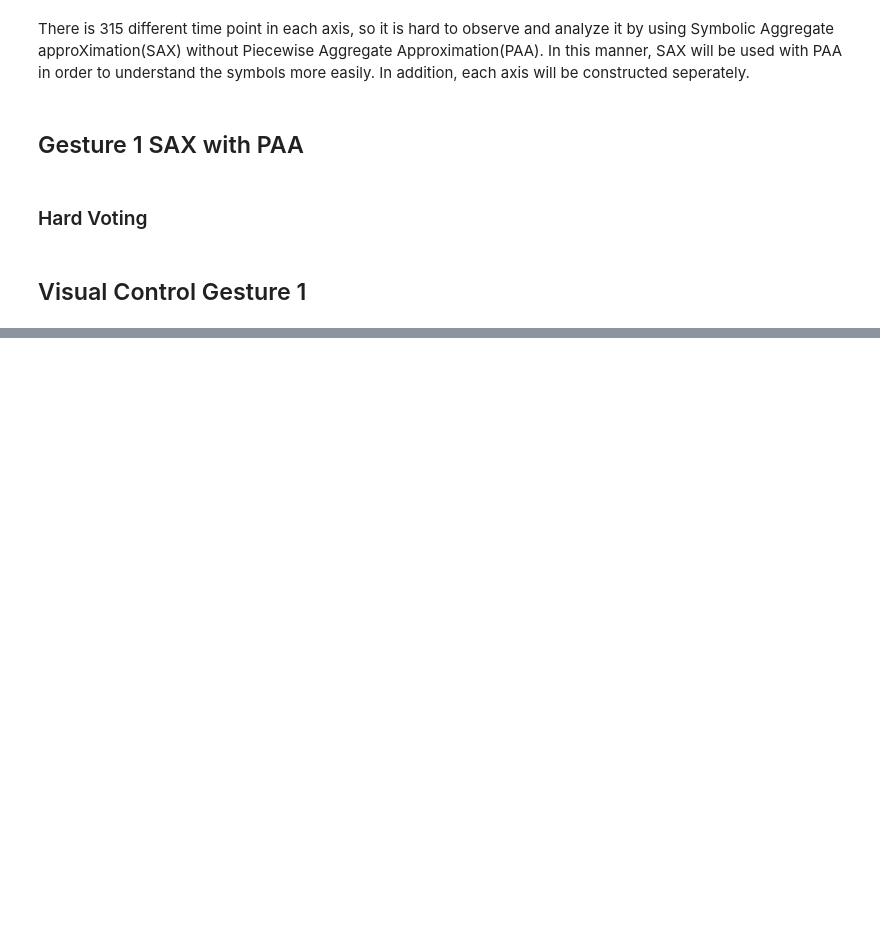
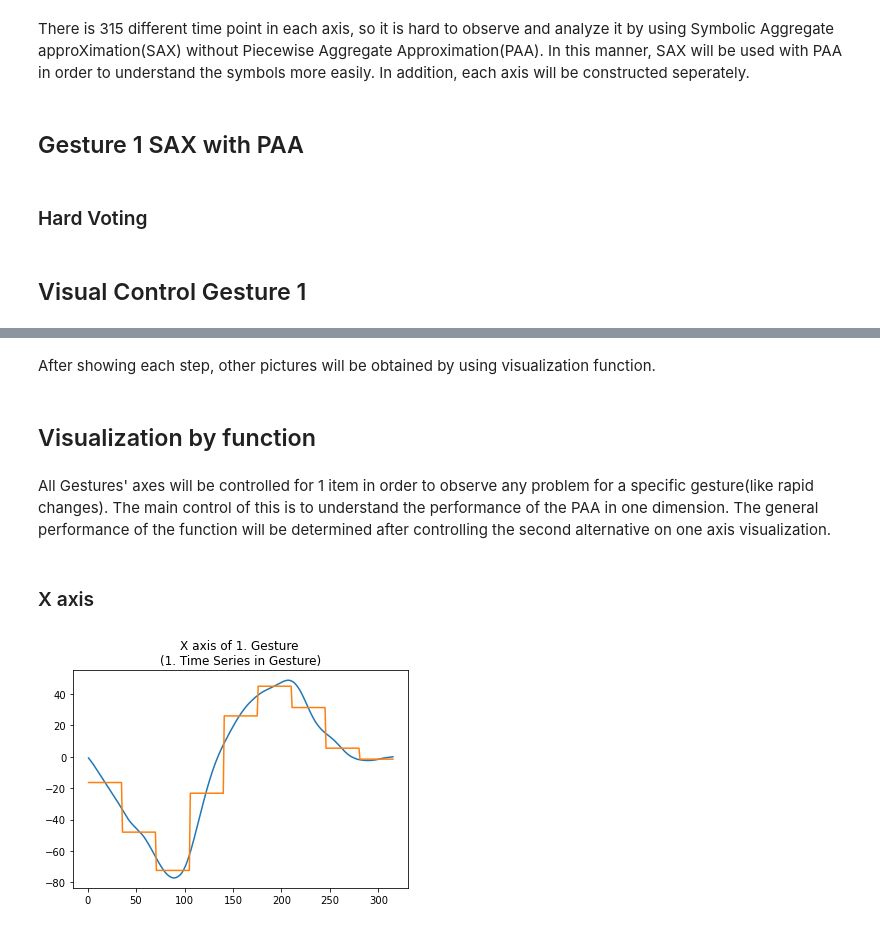
Before and after one commit to BU-IE-48B/fall21-mbahadir, a Jupyter notebook: Homework1/Homework1.ipynb, the cells around one changed output, grey strips where cells are left out. Cells and saved outputs as stored; diff of their text form; code cells hidden in the pictures; blank space fills up the shorter version.

```diff
--- a/Homework1/Homework1.ipynb
+++ b/Homework1/Homework1.ipynb
@@ -181,11 +184,13 @@ def majority_voting(dt):
 # %% [markdown]
 ## Gesture 1 SAX with PAA
 # %%
-x_string_1=string_with_paa(x_1)
-y_string_1=string_with_paa(y_1)
-z_string_1=string_with_paa(z_1)
+x_string_1, x_values_1=string_with_paa(x_1)
+y_string_1, y_values_1=string_with_paa(y_1)
+z_string_1, z_values_1=string_with_paa(z_1)
 # %%
 string_data_1 = [pd.DataFrame({"X":x_string_1[i], "Y":y_string_1[i], "Z":z_string_1[i]}) for i in range(x_1.shape[0])]
+# %%
+value_data_1 = [pd.DataFrame({"X":x_values_1[i], "Y":y_values_1[i], "Z":z_values_1[i]}) for i in range(x_1.shape[0])]
 # %% [markdown]
 ### Hard Voting
 # %%
@@ -195,0 +203,29 @@ for i in range(x_1.shape[0]):
+# %%
+def visualization(origin, created, gesture_no, ax_code, id_value):
+    """
+    x value is represented by 0
+    y value is represented by 1
+    z value is represented by 2
+    id_value represent which item is selected(in sequence) in filtered dataset by gesture class information(V1 in intial data)
+    """
+    key_values = {"X": 0, "Y": 1, "Z":2}
+
+    ax_sequence=key_values.get(ax_code)
+
+    location=pd.DataFrame(origin.iloc[id_value, :]).reset_index(drop=True) #
+    location.set_axis(["original_values"], axis=1, inplace=True)
+    location.index+=1
+
+    obtanied_locations=pd.DataFrame(created[id_value].iloc[:, ax_sequence])
+    obtanied_locations.set_axis(["PAA_value"], axis=1, inplace=True)
+    obtanied_locations.index+=1
+    obtanied_locations.index*=35
+
+    mergedDf = pd.merge(location, obtanied_locations, how="left", left_index=True, right_index=True)
+    mergedDf.PAA_value.fillna(method="bfill", inplace=True)
+
+    plt.plot(mergedDf["original_values"], label="True Values")
+    plt.plot(mergedDf["PAA_value"], label="PAA Values")
+    plt.title(f"{ax_code} axis of {gesture_no}. Gesture \n({id_value+1}. Time Series in Gesture)")
+
+    return(mergedDf)
@@ -195,0 +293,12 @@ for i in range(x_1.shape[0]):
+# %% [markdown]
+After showing each step, other pictures will be obtained by using visualization function.
+# %% [markdown]
+## Visualization by function
+# %% [markdown]
+All Gestures' axes will be controlled for 1 item in order to observe any problem for a specific gesture(like rapid changes). The main control of this is to understand the performance of the PAA in one dimension. The general performance of the function will be determined after controlling the second alternative on one axis visualization.
+# %% [markdown]
+### X axis
+# %%
+X_1_0=visualization(x_1, value_data_1, 1, "X", 0) #Returned Dataset Represent the required dataframe, X axis, 1. Gesture, 0.item
+# %% [output]
+[figure, added]
```
Also changed, not shown: parts of 104 cells of this notebook.
